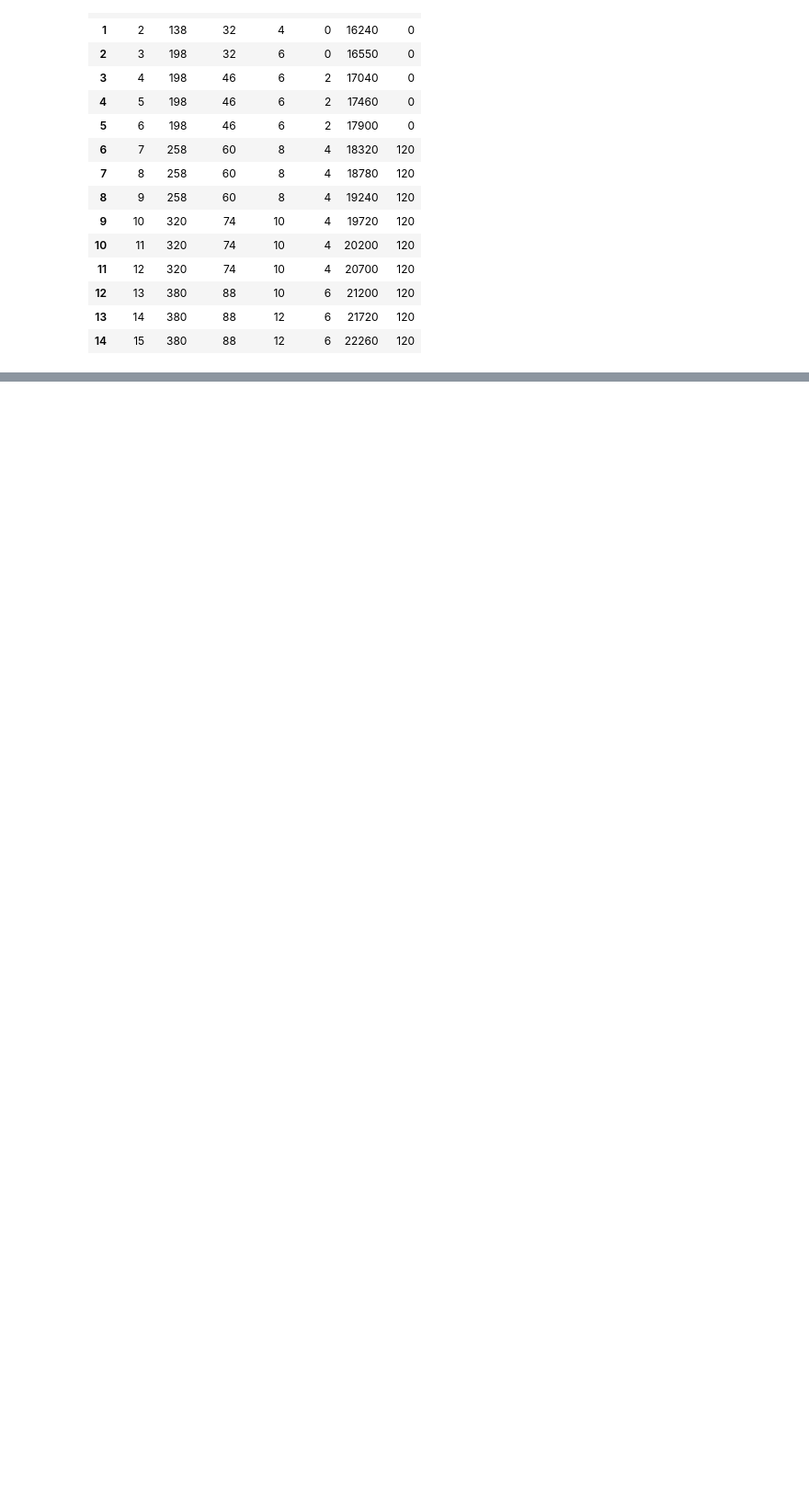
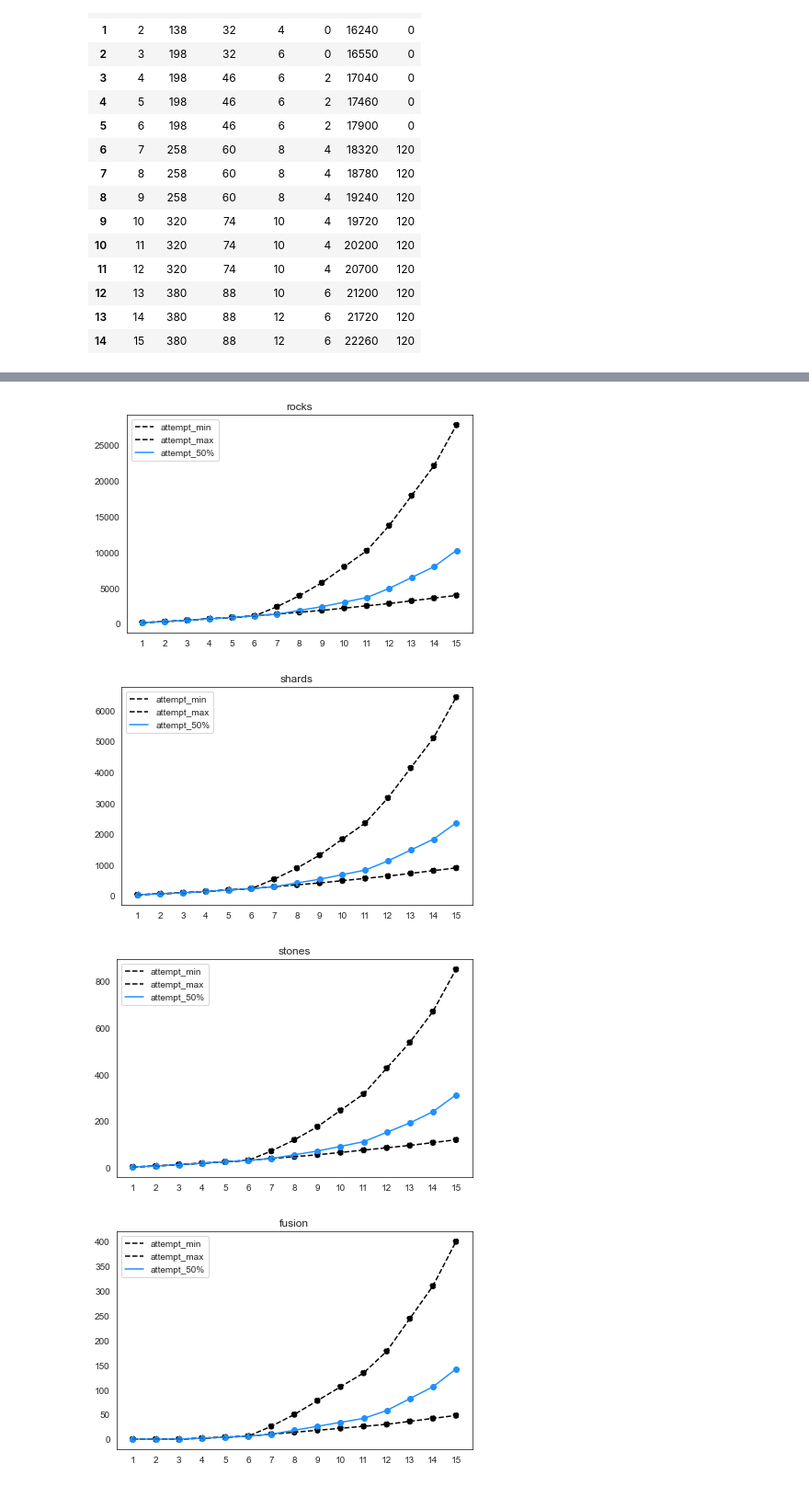
Before and after one commit to justinmooney/lost-ark-honing-analysis, a Jupyter notebook: analysis.ipynb, the cells around one changed output, grey strips where cells are left out. Shown at 92% size. Saved outputs shown, nothing was run; the diff lists cells and outputs as text; code cells hidden in the pictures; blank space fills up the shorter version.

```diff
--- a/analysis.ipynb
+++ b/analysis.ipynb
@@ -739,0 +374,9 @@ probabilities
+# %%
+for resource in resources:
+    print(resource)
+    print(
+        stats[['attempt_min', 'attempt_50%', 'attempt_max']]
+        .multiply(weapon_costs[resource], axis=0)
+        .set_index(stats.index + stats.level.min())
+    )
+    print()
@@ -739,0 +403,21 @@ probabilities
+# %%
+for resource in resources:
+    fig, ax = plt.subplots(figsize=(6, 4))
+    for stat, color, ls in [
+        ('attempt_min', 'black', '--'),
+        ('attempt_max', 'black', '--'),
+        ('attempt_50%', 'dodgerblue', '-'),
+    ]:
+        cumm_totals = (stats[stat] * weapon_costs[resource]).cumsum()
+        ax.plot(stats['level'], cumm_totals, label=stat, color=color, ls=ls)
+        ax.scatter(stats['level'], cumm_totals, label=None, color=color, ls=ls)
+        ax.set_title(resource)
+    ax.legend()
+    ax.set_xticks(range(stats.level.min(), stats.level.max() + 1))
+    fig.tight_layout()
+    plt.show()
+# %% [output]
+[figure, added]
+[figure, added]
+[figure, added]
+[figure, added]
```
Also changed, not shown: parts of 191 cells of this notebook.
